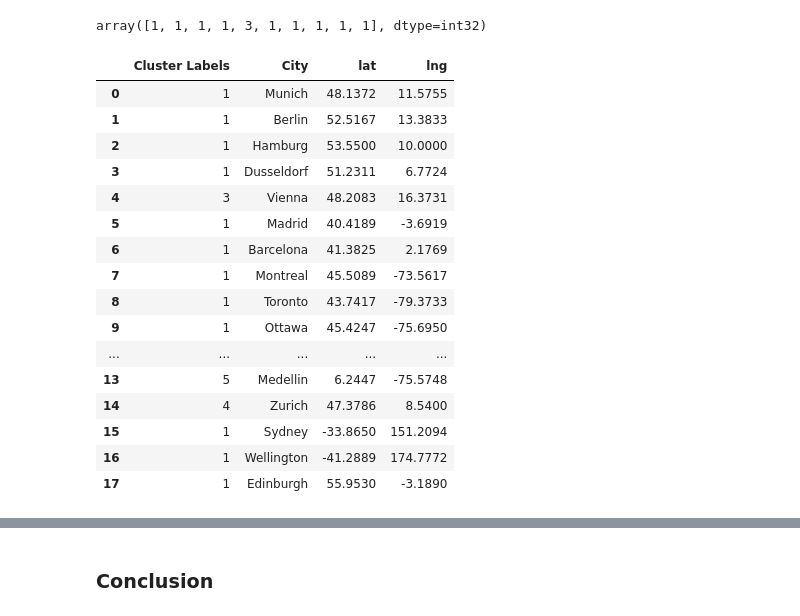
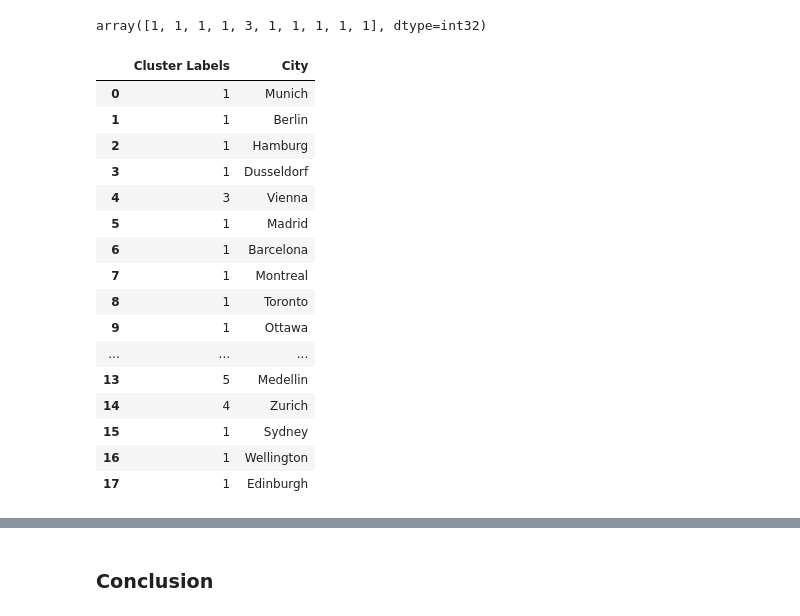
Before and after one commit to alexsotocx/Coursera_Capstone, a Jupyter notebook: CapstoneProject.ipynb, the cells around one changed output, grey strips where cells are left out. Cells and saved outputs as stored; diff of their text form; code cells hidden in the pictures.

```diff
--- a/CapstoneProject.ipynb
+++ b/CapstoneProject.ipynb
@@ -521,25 +522,25 @@ array([1, 1, 1, 1, 3, 1, 1, 1, 1, 1], dtype=int32)
 # Assign each label to the groups
 result.insert(0, 'Cluster Labels', kmeans.labels_)
 # %%
-result[['Cluster Labels', 'City', 'lat', 'lng']]
+result[['Cluster Labels', 'City']]
 # %% [output]
-|  | Cluster Labels | City | lat | lng |
-| 0 | 1 | Munich | 48.1372 | 11.5755 |
-| 1 | 1 | Berlin | 52.5167 | 13.3833 |
-| 2 | 1 | Hamburg | 53.5500 | 10.0000 |
-| 3 | 1 | Dusseldorf | 51.2311 | 6.7724 |
-| 4 | 3 | Vienna | 48.2083 | 16.3731 |
-| 5 | 1 | Madrid | 40.4189 | -3.6919 |
-| 6 | 1 | Barcelona | 41.3825 | 2.1769 |
-| 7 | 1 | Montreal | 45.5089 | -73.5617 |
-| 8 | 1 | Toronto | 43.7417 | -79.3733 |
-| 9 | 1 | Ottawa | 45.4247 | -75.6950 |
-| ... | ... | ... | ... | ... |
-| 13 | 5 | Medellin | 6.2447 | -75.5748 |
-| 14 | 4 | Zurich | 47.3786 | 8.5400 |
-| 15 | 1 | Sydney | -33.8650 | 151.2094 |
-| 16 | 1 | Wellington | -41.2889 | 174.7772 |
-| 17 | 1 | Edinburgh | 55.9530 | -3.1890 |
+|  | Cluster Labels | City |
+| 0 | 1 | Munich |
+| 1 | 1 | Berlin |
+| 2 | 1 | Hamburg |
+| 3 | 1 | Dusseldorf |
+| 4 | 3 | Vienna |
+| 5 | 1 | Madrid |
+| 6 | 1 | Barcelona |
+| 7 | 1 | Montreal |
+| 8 | 1 | Toronto |
+| 9 | 1 | Ottawa |
+| ... | ... | ... |
+| 13 | 5 | Medellin |
+| 14 | 4 | Zurich |
+| 15 | 1 | Sydney |
+| 16 | 1 | Wellington |
+| 17 | 1 | Edinburgh |
 # %%
 import numpy as np
 map_clusters = folium.Map(location=[0, 0], zoom_start=2)
```
Also changed, not shown: parts of 2 cells of this notebook, 1 other file.
